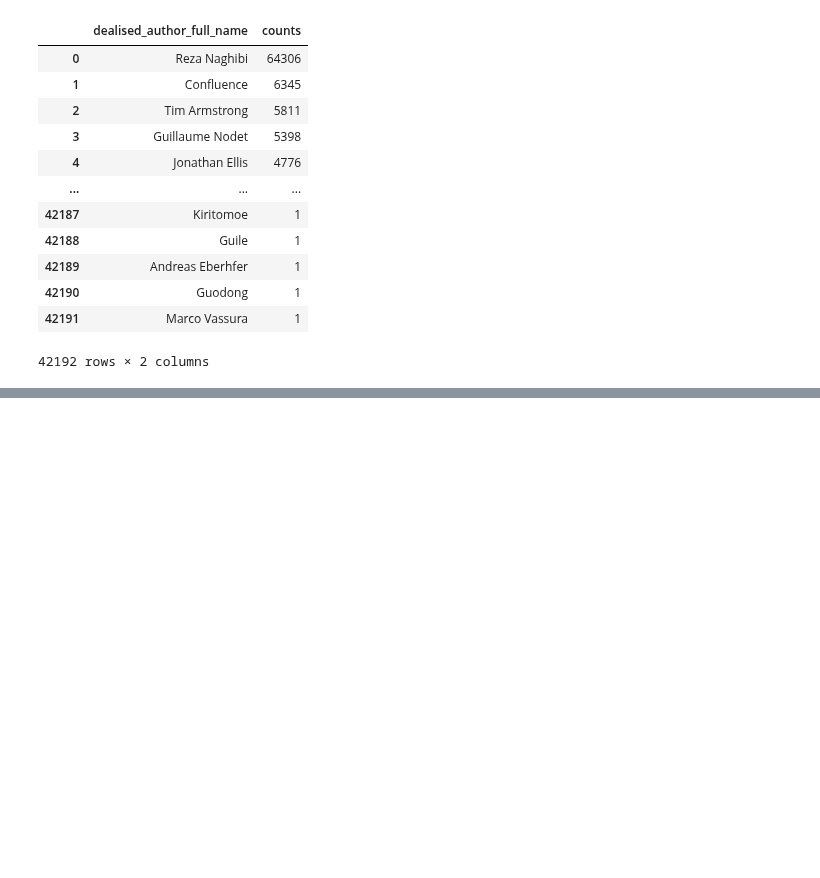
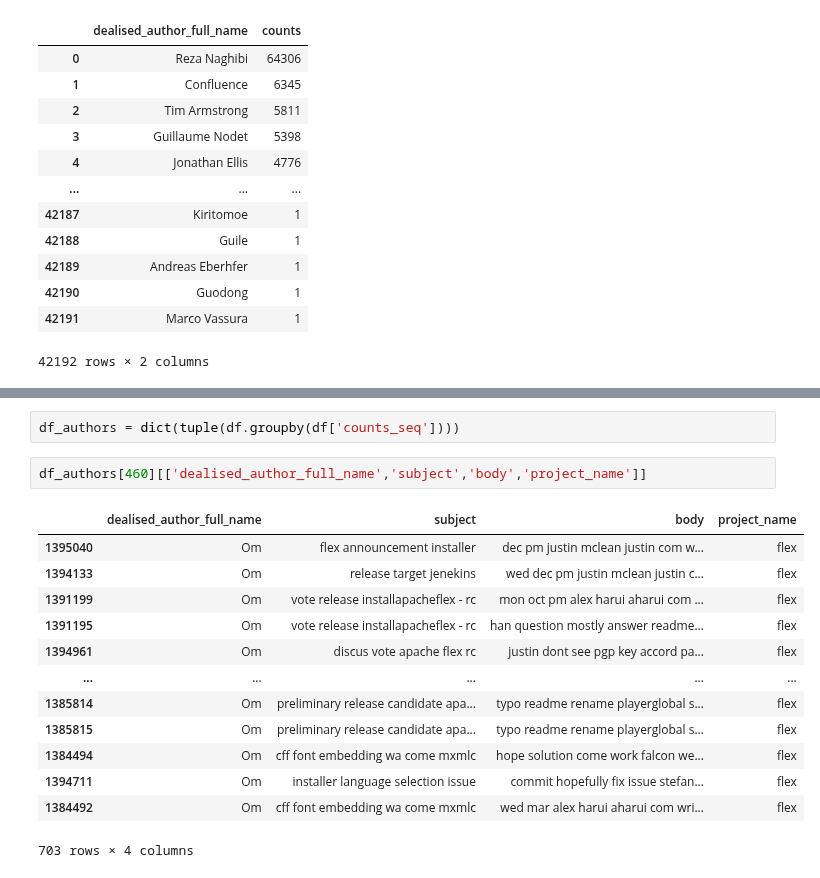
Before and after one commit to zenoWZH/ASFdata_analysis, a Jupyter notebook: email_cluster/commiters.ipynb, the cells around one changed output, grey strips where cells are left out. Saved outputs shown, nothing was run; the diff lists cells and outputs as text; blank space fills up the shorter version.

```diff
--- a/email_cluster/commiters.ipynb
+++ b/email_cluster/commiters.ipynb
@@ -208 +231,19 @@ df['counts_seq'] = df['dealised_author_full_name'].map(areamap)
+# %%
+df_authors = dict(tuple(df.groupby(df['counts_seq'])))
+# %%
+df_authors[460][['dealised_author_full_name','subject','body','project_name']]
+# %% [output]
+|  | dealised_author_full_name | subject | body | project_name |
+| 1395040 | Om | flex announcement installer | dec pm justin mclean justin com w... | flex |
+| 1394133 | Om | release target jenekins | wed dec pm justin mclean justin c... | flex |
+| 1391199 | Om | vote release installapacheflex - rc | mon oct pm alex harui aharui com ... | flex |
+| 1391195 | Om | vote release installapacheflex - rc | han question mostly answer readme... | flex |
+| 1394961 | Om | discus vote apache flex rc | justin dont see pgp key accord pa... | flex |
+| ... | ... | ... | ... | ... |
+| 1385814 | Om | preliminary release candidate apa... | typo readme rename playerglobal s... | flex |
+| 1385815 | Om | preliminary release candidate apa... | typo readme rename playerglobal s... | flex |
+| 1384494 | Om | cff font embedding wa come mxmlc | hope solution come work falcon we... | flex |
+| 1394711 | Om | installer language selection issue | commit hopefully fix issue stefan... | flex |
+| 1384492 | Om | cff font embedding wa come mxmlc | wed mar alex harui aharui com wri... | flex |
+703 rows × 4 columns
 # %%
```
Also changed, not shown: parts of 22 cells of this notebook, 4 other files.
